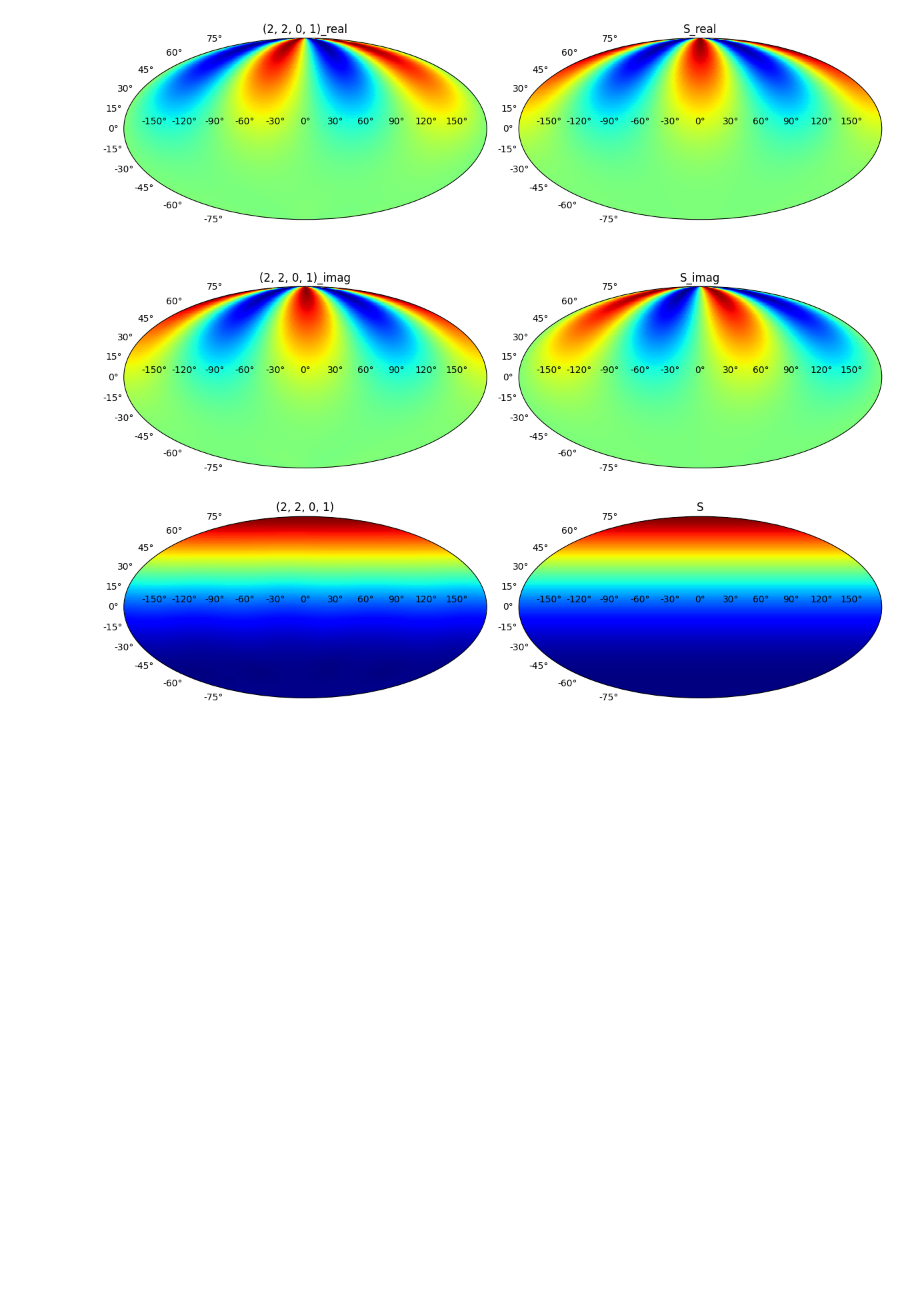
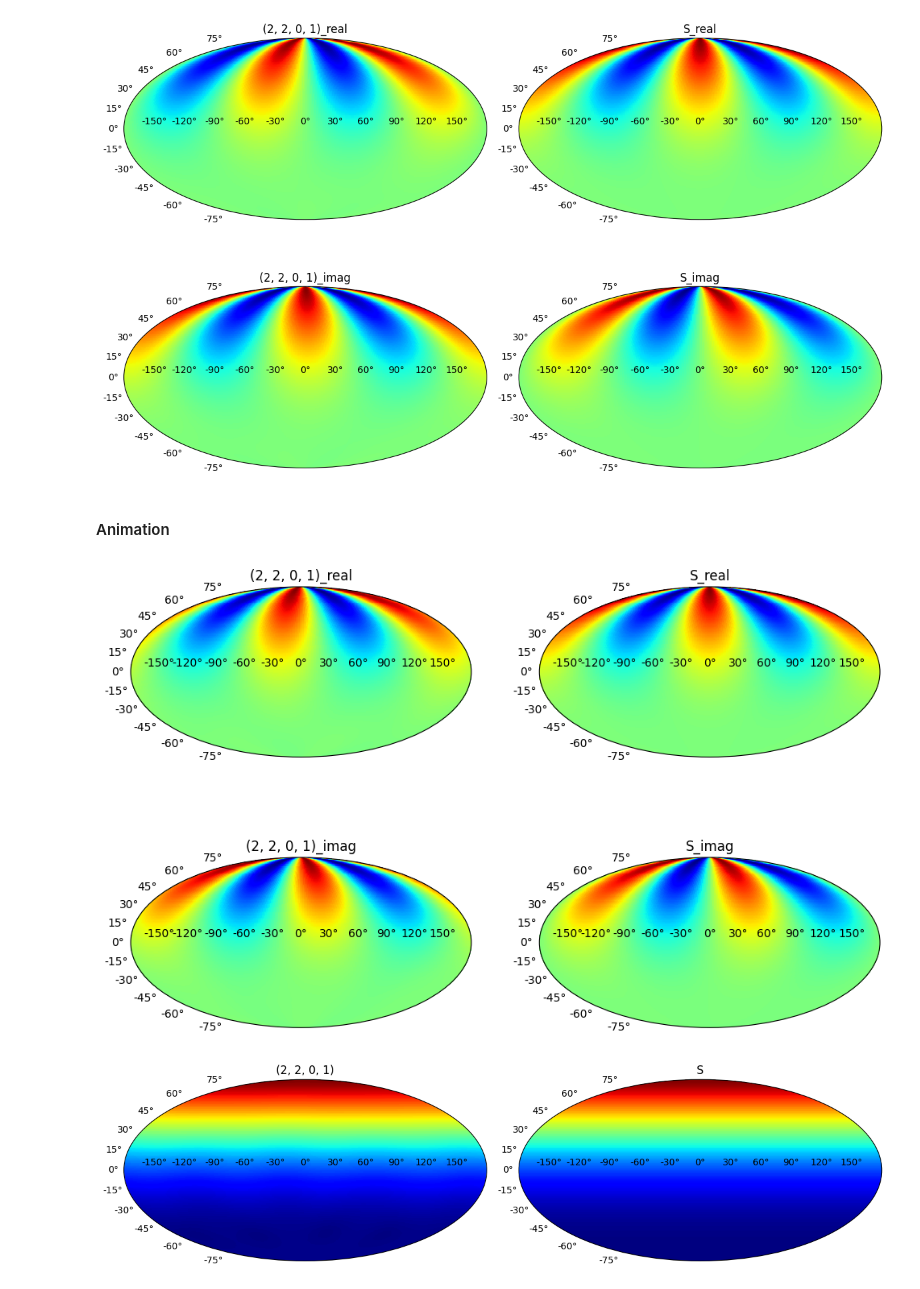
Before and after one commit to Richardvnd/qnmfitsrd, a Jupyter notebook: spatial_reconstruction_of_QNMs.ipynb, the cells around one changed output. Saved outputs shown, nothing was run; the diff lists cells and outputs as text; code cells hidden in the pictures; blank space fills up the shorter version.

Commit message:
spatial reconstruction of quadratics + animations

```diff
--- a/spatial_reconstruction_of_QNMs.ipynb
+++ b/spatial_reconstruction_of_QNMs.ipynb
@@ -63,7 +62,7 @@ QNMs = [(lam,mu,n,p) for lam in np.arange(2, l_max+1)
                            for n in np.arange(0, n_max+1)
                               for p in (-1, +1)]
 
-best_fit = qnmfits.mapping_multimode_ringdown_fit(sim.times,
+best_fit_linear = qnmfits.mapping_multimode_ringdown_fit(sim.times,
                                         sim.h,
                                         modes=QNMs.copy(),
                                         Mf=sim.Mf,
@@ -81,7 +80,7 @@ lon = np.linspace(-np.pi, np.pi, 200)
 lat = np.linspace(-np.pi/2, np.pi/2, 200)
 
 Lon, Lat = np.meshgrid(lon, lat)
-F = mode_mapping(np.pi/2-Lat, Lon, best_fit, mapping, l_max)
+F = mode_mapping(np.pi/2-Lat, Lon, best_fit_linear, mapping, l_max)
 G = spheroidal(np.pi/2-Lat, Lon, mapping, l_max, sim.chif_mag)
 
 axs[0,0].title.set_text(str(mapping)+'_real')
@@ -100,6 +99,59 @@ plt.tight_layout()
 plt.show()
 # %% [output]
 [figure]
+# %% [markdown]
+#### Animation
+# %%
+mapping = (2,2,0,1)
+
+QNMs = [(lam,mu,n,p) for lam in np.arange(2, l_max+1)
+                        for mu in np.arange(-lam, lam+1)
+                           for n in np.arange(0, n_max+1)
+                              for p in (-1, +1)]
+
+fig, axs = plt.subplots(nrows=2, ncols=2,
+                    subplot_kw={'projection': 'mollweide'},
+                    figsize=(12,8))
+
+def update(t):
+
+    best_fit_linear = qnmfits.mapping_multimode_ringdown_fit(sim.times,
+                                            sim.h,
+                                            modes=QNMs.copy(),
+                                            Mf=sim.Mf,
+                                            chif=sim.chif_mag,
+                                            t0=t,
+                                            mapping_mode=mapping,
+                                            spherical_modes=[(l,m) for l in np.arange(2, l_max+1)
+                                                                for m in np.arange(-l,l+1)])
+
+    F = mode_mapping(np.pi/2-Lat, Lon, best_fit_linear, mapping, l_max)
+    G = spheroidal(np.pi/2-Lat, Lon, mapping, l_max, sim.chif_mag)
+
+    axs[0,0].title.set_text(str(mapping)+'_real')
+    axs[0,0].pcolormesh(Lon, Lat, np.real(F), cmap=plt.cm.jet)
+
+    axs[1,0].title.set_text(str(mapping)+'_imag')
+    axs[1,0].pcolormesh(Lon, Lat, np.imag(F), cmap=plt.cm.jet)
+
+    axs[0,1].title.set_text('S_real')
+    axs[0,1].pcolormesh(Lon, Lat, np.real(G), cmap=plt.cm.jet)
+
+    axs[1,1].title.set_text('S_imag')
+    axs[1,1].pcolormesh(Lon, Lat, np.imag(G), cmap=plt.cm.jet)
+
+    return fig
+
+
+min_t0 = -10
+max_t0 = 20
+step_t0 = 1
+
+ani = FuncAnimation(fig, update, frames=range(min_t0, max_t0, step_t0), interval=1)
+
+ani.save('mapping_animation.mp4', writer='ffmpeg')
+# %% [output]
+[figure, added]
 # %%
 fig, axs = plt.subplots(nrows=1, ncols=2,
                         subplot_kw={'projection': 'mollweide'},
```
Also changed, not shown: parts of 5 cells of this notebook, 5 other files.
